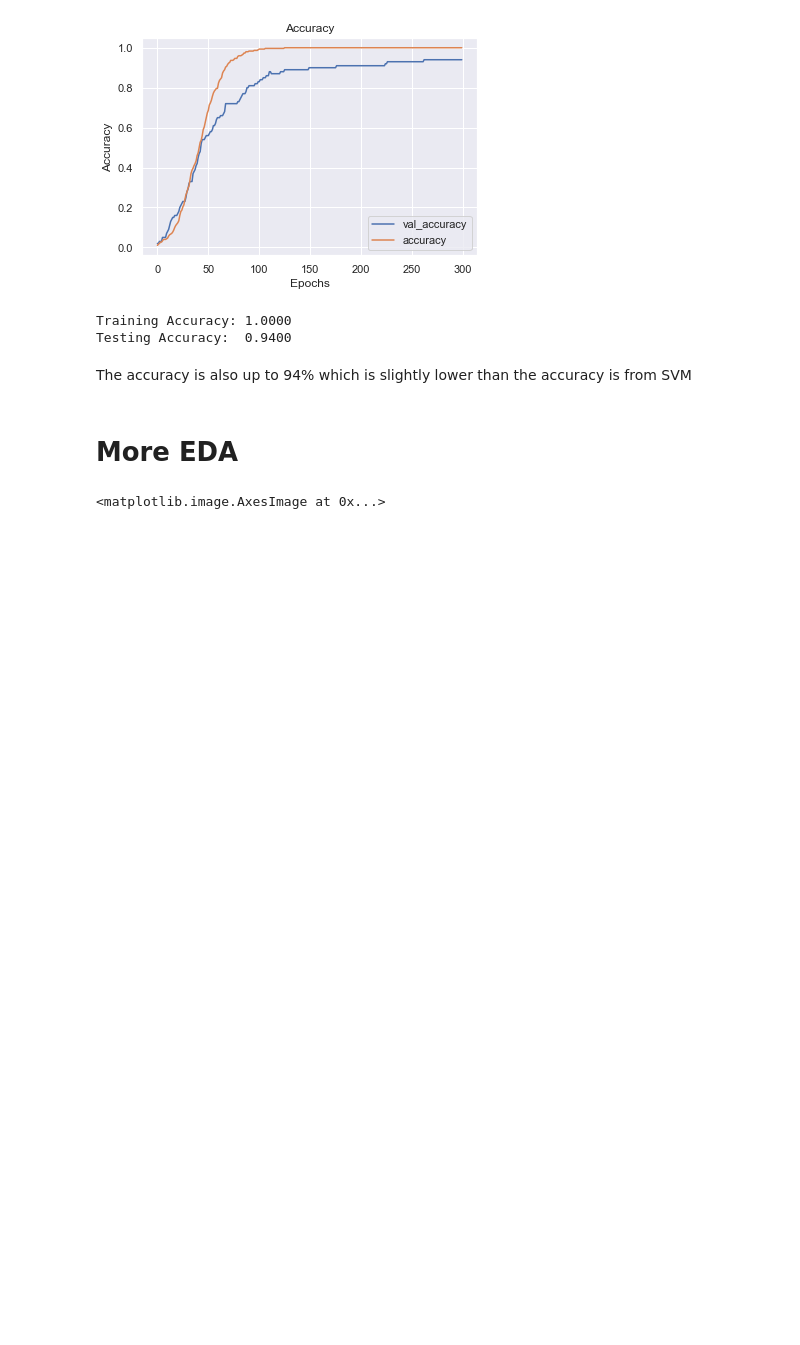
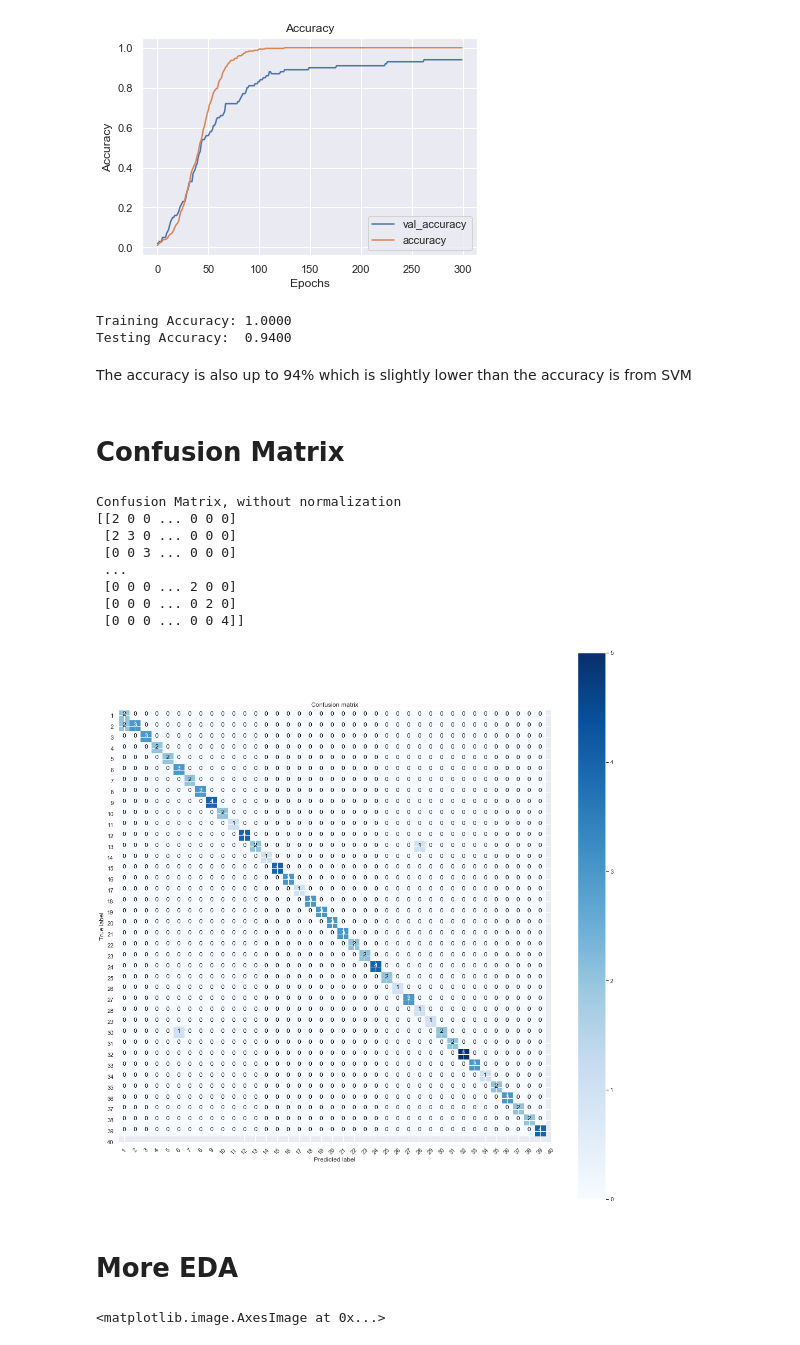
Before and after one commit to melanieshi0120/Principal_Component_Analysis-PCA-_Facial_Recognition, a Jupyter notebook: PC_ for_Facial_Image_Recognition.ipynb, the cells around one changed output. Saved outputs shown, nothing was run; the diff lists cells and outputs as text; code cells hidden in the pictures; blank space fills up the shorter version.

Commit message:
update images and code

```diff
--- a/PC_ for_Facial_Image_Recognition.ipynb
+++ b/PC_ for_Facial_Image_Recognition.ipynb
@@ -224,3 +224,5 @@ Training Accuracy: 1.0000
 Testing Accuracy:  0.9400
 # %% [markdown]
 The accuracy is also up to 94% which is slightly lower than the accuracy is from SVM
+# %% [markdown]
+# Confusion Matrix
@@ -227,3 +265,23 @@ The accuracy is also up to 94% which is slightly lower than the accuracy is from
+# %%
+from sklearn.metrics import confusion_matrix
+from sklearn import metrics
+cm = confusion_matrix(y_test, test_pre)
+classes =list(range(1,41))
+plt.figure(figsize=(15,15))
+plot_confusion_matrix(cm, classes,
+                          normalize=False,
+                          title='Confusion matrix',
+                          cmap=plt.cm.Blues)
+# %% [output]
+Confusion Matrix, without normalization
+[[2 0 0 ... 0 0 0]
+ [2 3 0 ... 0 0 0]
+ [0 0 3 ... 0 0 0]
+ ...
+ [0 0 0 ... 2 0 0]
+ [0 0 0 ... 0 2 0]
+ [0 0 0 ... 0 0 4]]
+[figure, added]
 # %% [markdown]
 # More EDA
 # %%
```
Also changed, not shown: parts of 1 cell of this notebook, 9 other files.
